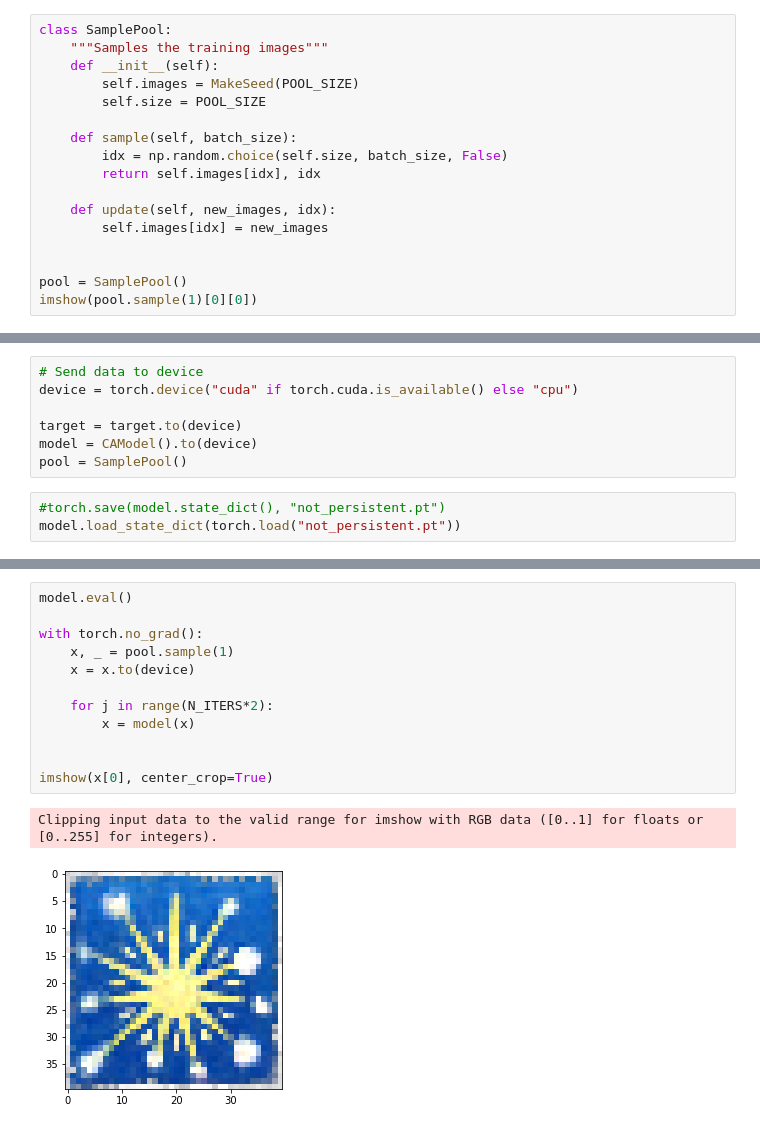
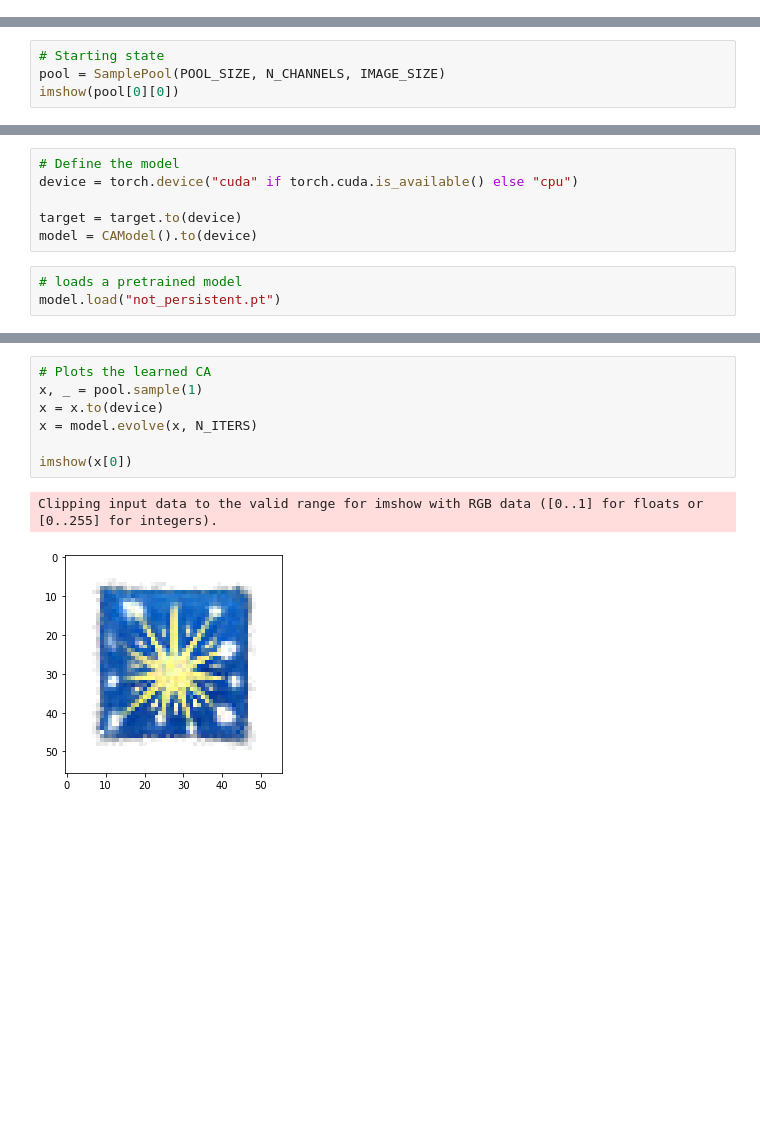
Before and after one commit to LetteraUnica/neural_cellular_automata, a Jupyter notebook: pytorch_ca/GrowingCA.ipynb, the cells around one changed output, grey strips where cells are left out. Drawn from its saved outputs; the diff is of its cells as text; blank space fills up the shorter version.

```diff
--- a/pytorch_ca/GrowingCA.ipynb
+++ b/pytorch_ca/GrowingCA.ipynb
@@ -134,17 +24,0 @@ target = read_image("firework.png", ImageReadMode.RGB_ALPHA)
-# %%
-class SamplePool:
-    """Samples the training images"""
-    def __init__(self):
-        self.images = MakeSeed(POOL_SIZE)
-        self.size = POOL_SIZE
-
-    def sample(self, batch_size):
-        idx = np.random.choice(self.size, batch_size, False)
-        return self.images[idx], idx
-
-    def update(self, new_images, idx):
-        self.images[idx] = new_images
-
-
-pool = SamplePool()
-imshow(pool.sample(1)[0][0])
@@ -152,0 +25,4 @@ imshow(pool.sample(1)[0][0])
+# %%
+# Starting state
+pool = SamplePool(POOL_SIZE, N_CHANNELS, IMAGE_SIZE)
+imshow(pool[0][0])
@@ -176,10 +55,9 @@ tensor(0.5652)
 # %%
-# Send data to device
+# Define the model
 device = torch.device("cuda" if torch.cuda.is_available() else "cpu")
 
 target = target.to(device)
 model = CAModel().to(device)
-pool = SamplePool()
 # %%
-#torch.save(model.state_dict(), "not_persistent.pt")
-model.load_state_dict(torch.load("not_persistent.pt"))
+# loads a pretrained model
+model.load("not_persistent.pt")
@@ -217,15 +92,10 @@ pl.plot(losses)
 # %%
-model.eval()
+# Plots the learned CA
+x, _ = pool.sample(1)
+x = x.to(device)
+x = model.evolve(x, N_ITERS)
 
-with torch.no_grad():
-    x, _ = pool.sample(1)
-    x = x.to(device)
-
-    for j in range(N_ITERS*2):
-        x = model(x)
-
-
-imshow(x[0], center_crop=True)
+imshow(x[0])
 # %% [output]
 Clipping input data to the valid range for imshow with RGB data ([0..1] for floats or [0..255] for integers).
-[figure, old version]
+[figure, new version]
```
Also changed, not shown: parts of 15 cells of this notebook, 4 other files.
